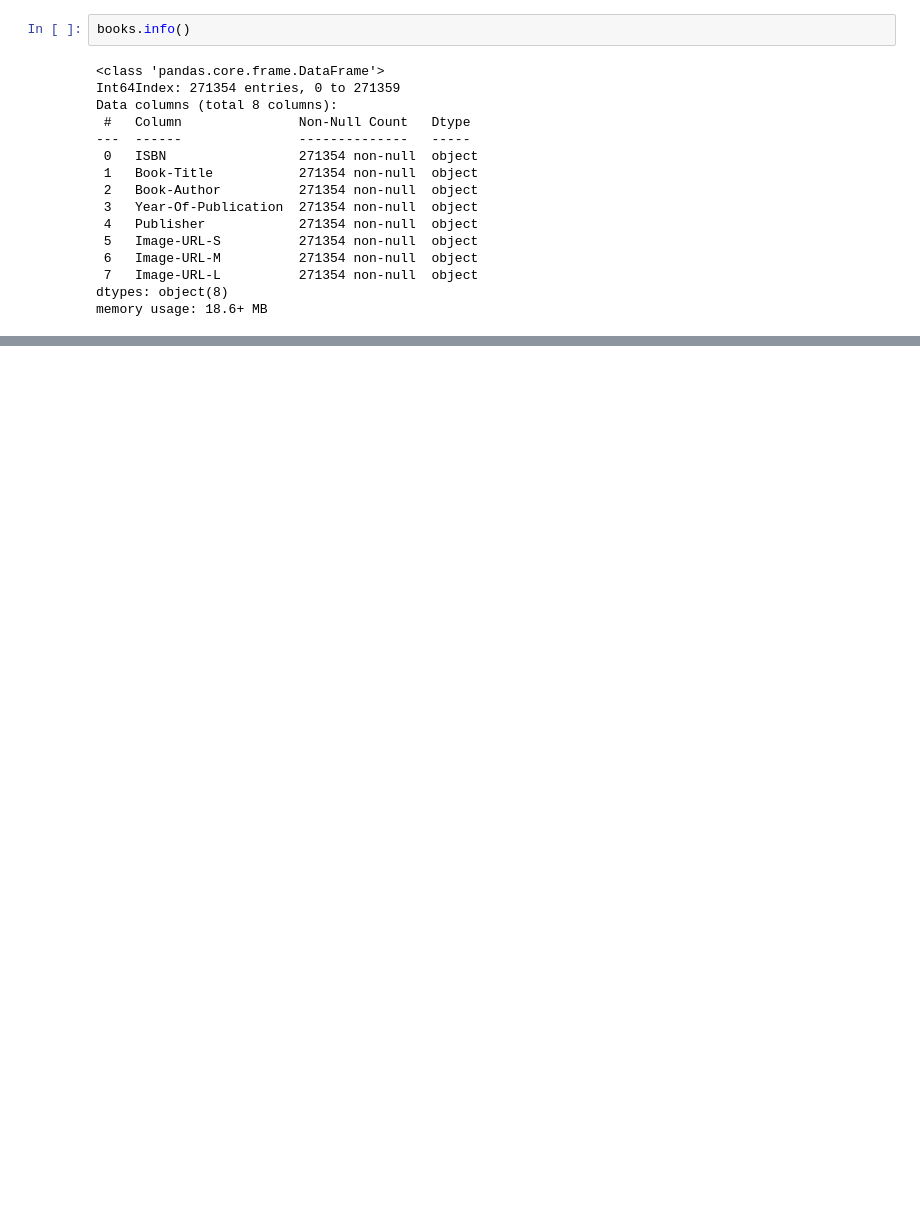
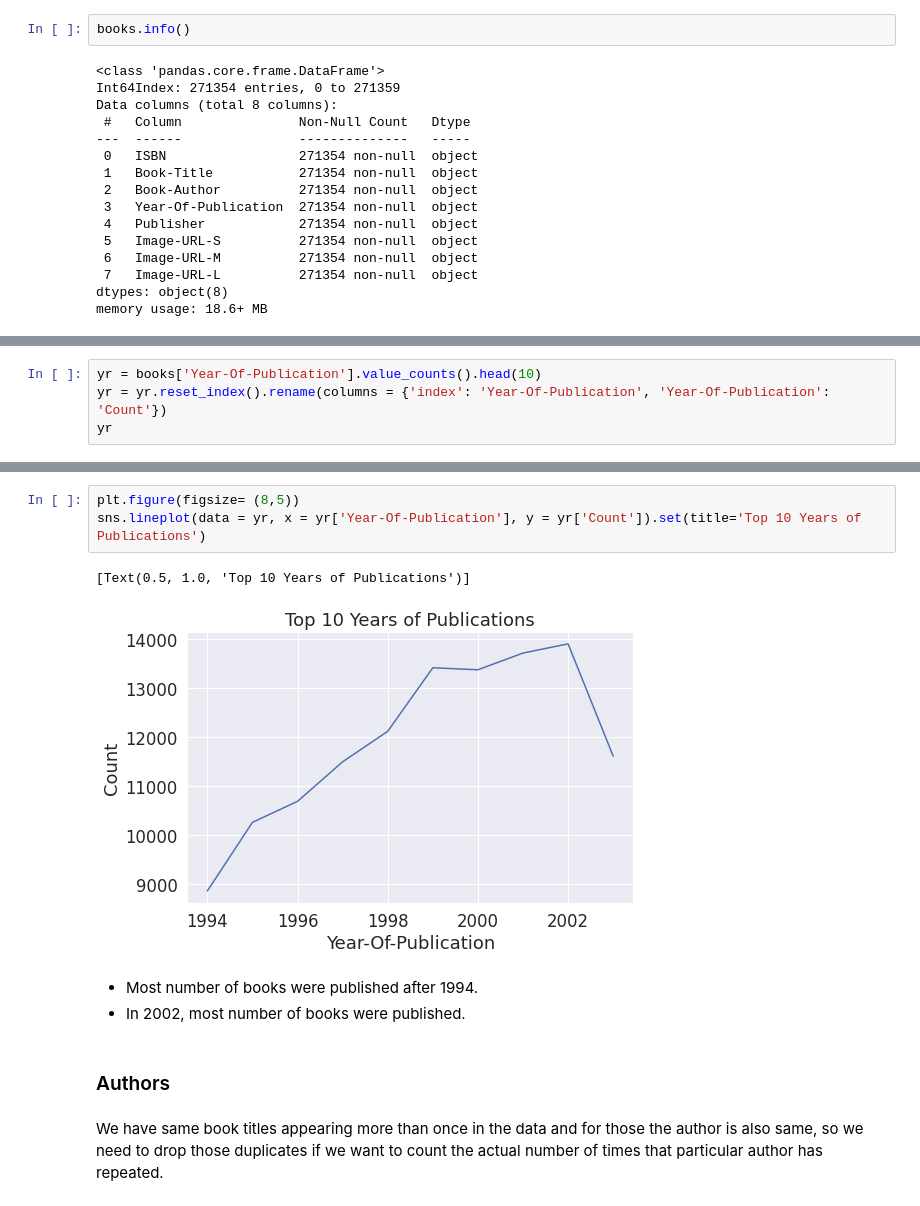
Before and after one commit to RanojoyBiswas/Book-Recommendation-System---Ranajay-Biswas, a Jupyter notebook: Book_Recommendation_System_Ranajay_Biswas.ipynb, the cells around one changed output, grey strips where cells are left out. Saved outputs shown, nothing was run; the diff lists cells and outputs as text; blank space fills up the shorter version.

```diff
--- a/Book_Recommendation_System_Ranajay_Biswas.ipynb
+++ b/Book_Recommendation_System_Ranajay_Biswas.ipynb
@@ -262,0 +291,4 @@ memory usage: 18.6+ MB
+# %%
+yr = books['Year-Of-Publication'].value_counts().head(10)
+yr = yr.reset_index().rename(columns = {'index': 'Year-Of-Publication', 'Year-Of-Publication': 'Count'})
+yr
@@ -262,0 +307,13 @@ memory usage: 18.6+ MB
+# %%
+plt.figure(figsize= (8,5))
+sns.lineplot(data = yr, x = yr['Year-Of-Publication'], y = yr['Count']).set(title='Top 10 Years of Publications')
+# %% [output]
+[Text(0.5, 1.0, 'Top 10 Years of Publications')]
+[figure, added]
+# %% [markdown]
+* Most number of books were published after 1994.
+* In 2002, most number of books were published.
+# %% [markdown]
+### Authors
+# %% [markdown]
+We have same book titles appearing more than once in the data and for those the author is also same, so we need to drop those duplicates if we want to count the actual number of times that particular author has repeated.
```
Also changed, not shown: parts of 12 cells of this notebook.
